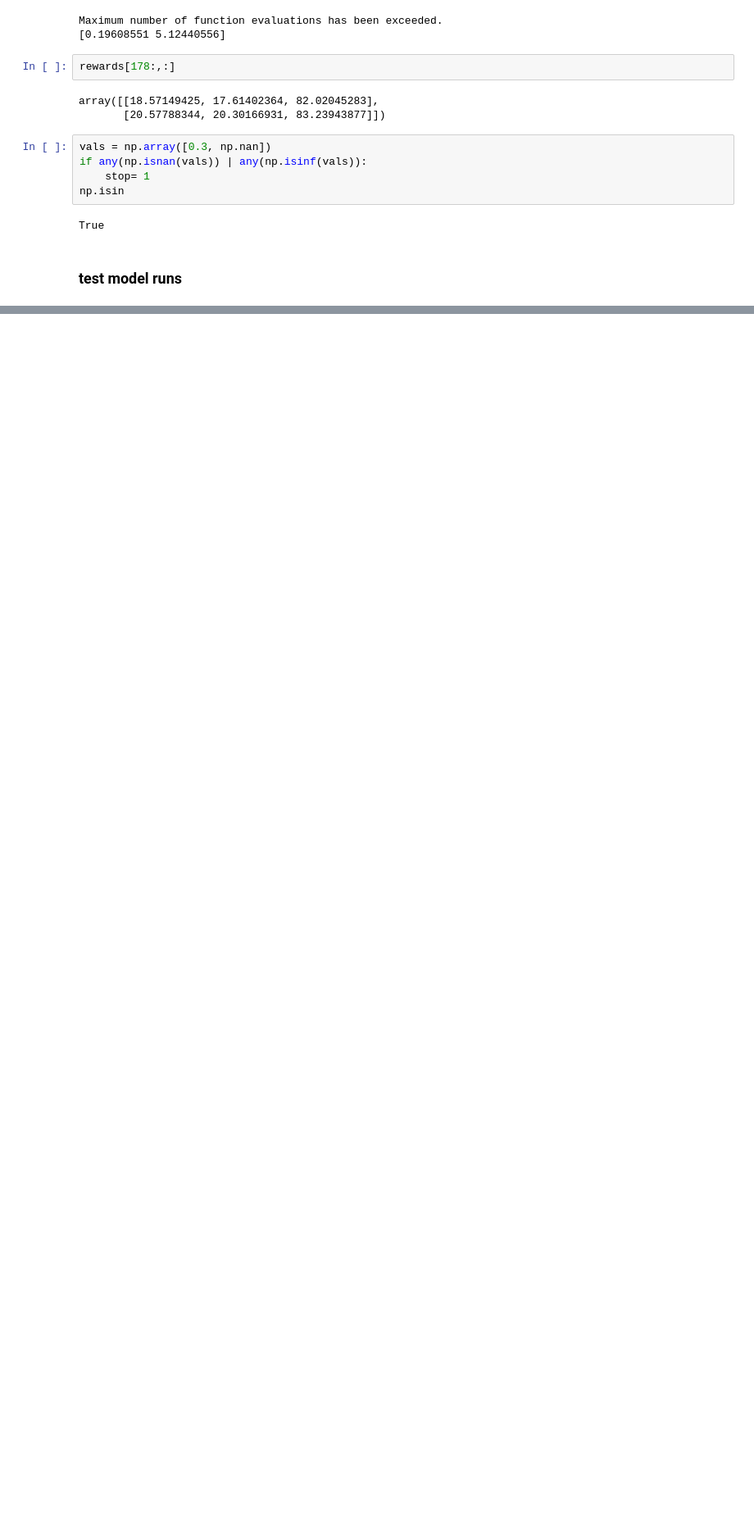
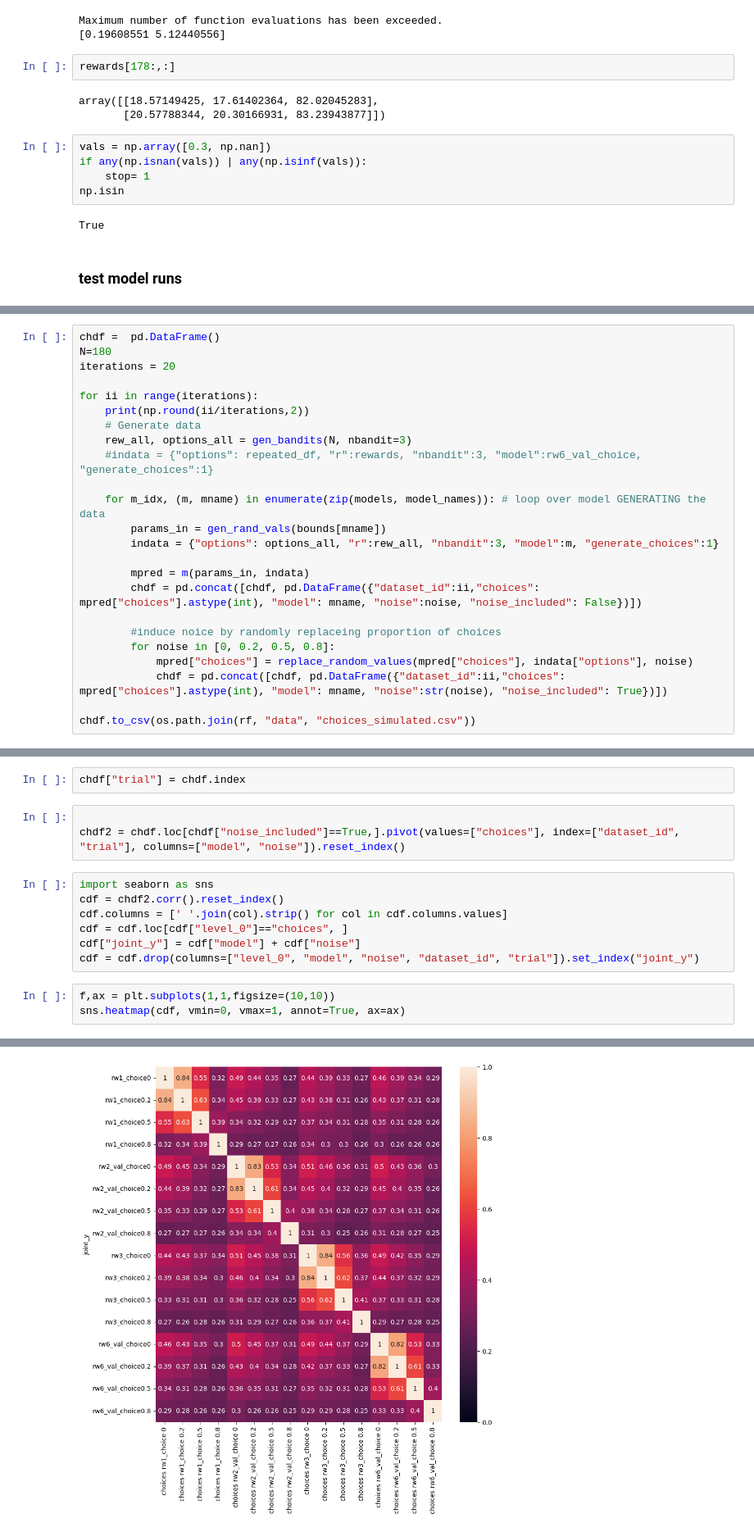
Before and after one commit to ozika/model-comparison-sims, a Jupyter notebook: choice_models_dev.ipynb, the cells around one changed output, grey strips where cells are left out. Shown at 82% size. Cells and saved outputs as stored; diff of their text form; blank space fills up the shorter version.

```diff
--- a/choice_models_dev.ipynb
+++ b/choice_models_dev.ipynb
@@ -470,0 +188,24 @@ TypeError: replace_random_values() missing 1 required positional argument: 'prop
+# %%
+chdf =  pd.DataFrame()
+N=180
+iterations = 20
+
+for ii in range(iterations):
+    print(np.round(ii/iterations,2))
+    # Generate data
+    rew_all, options_all = gen_bandits(N, nbandit=3)
+    #indata = {"options": repeated_df, "r":rewards, "nbandit":3, "model":rw6_val_choice, "generate_choices":1}
+
+    for m_idx, (m, mname) in enumerate(zip(models, model_names)): # loop over model GENERATING the data
+        params_in = gen_rand_vals(bounds[mname])
+        indata = {"options": options_all, "r":rew_all, "nbandit":3, "model":m, "generate_choices":1}
+
+        mpred = m(params_in, indata)
+        chdf = pd.concat([chdf, pd.DataFrame({"dataset_id":ii,"choices": mpred["choices"].astype(int), "model": mname, "noise":noise, "noise_included": False})])
+
+        #induce noice by randomly replaceing proportion of choices
+        for noise in [0, 0.2, 0.5, 0.8]:
+            mpred["choices"] = replace_random_values(mpred["choices"], indata["options"], noise)
+            chdf = pd.concat([chdf, pd.DataFrame({"dataset_id":ii,"choices": mpred["choices"].astype(int), "model": mname, "noise":str(noise), "noise_included": True})])
+
+chdf.to_csv(os.path.join(rf, "data", "choices_simulated.csv"))
@@ -470,0 +233,16 @@ TypeError: replace_random_values() missing 1 required positional argument: 'prop
+# %%
+chdf["trial"] = chdf.index
+# %%
+
+chdf2 = chdf.loc[chdf["noise_included"]==True,].pivot(values=["choices"], index=["dataset_id", "trial"], columns=["model", "noise"]).reset_index()
+# %%
+import seaborn as sns
+cdf = chdf2.corr().reset_index()
+cdf.columns = [' '.join(col).strip() for col in cdf.columns.values]
+cdf = cdf.loc[cdf["level_0"]=="choices", ]
+cdf["joint_y"] = cdf["model"] + cdf["noise"]
+cdf = cdf.drop(columns=["level_0", "model", "noise", "dataset_id", "trial"]).set_index("joint_y")
+# %%
+f,ax = plt.subplots(1,1,figsize=(10,10))
+sns.heatmap(cdf, vmin=0, vmax=1, annot=True, ax=ax)
+# %% [output]
@@ -470,0 +250 @@ TypeError: replace_random_values() missing 1 required positional argument: 'prop
+[figure, added]
```
Also changed, not shown: parts of 7 cells of this notebook, 8 other files.
